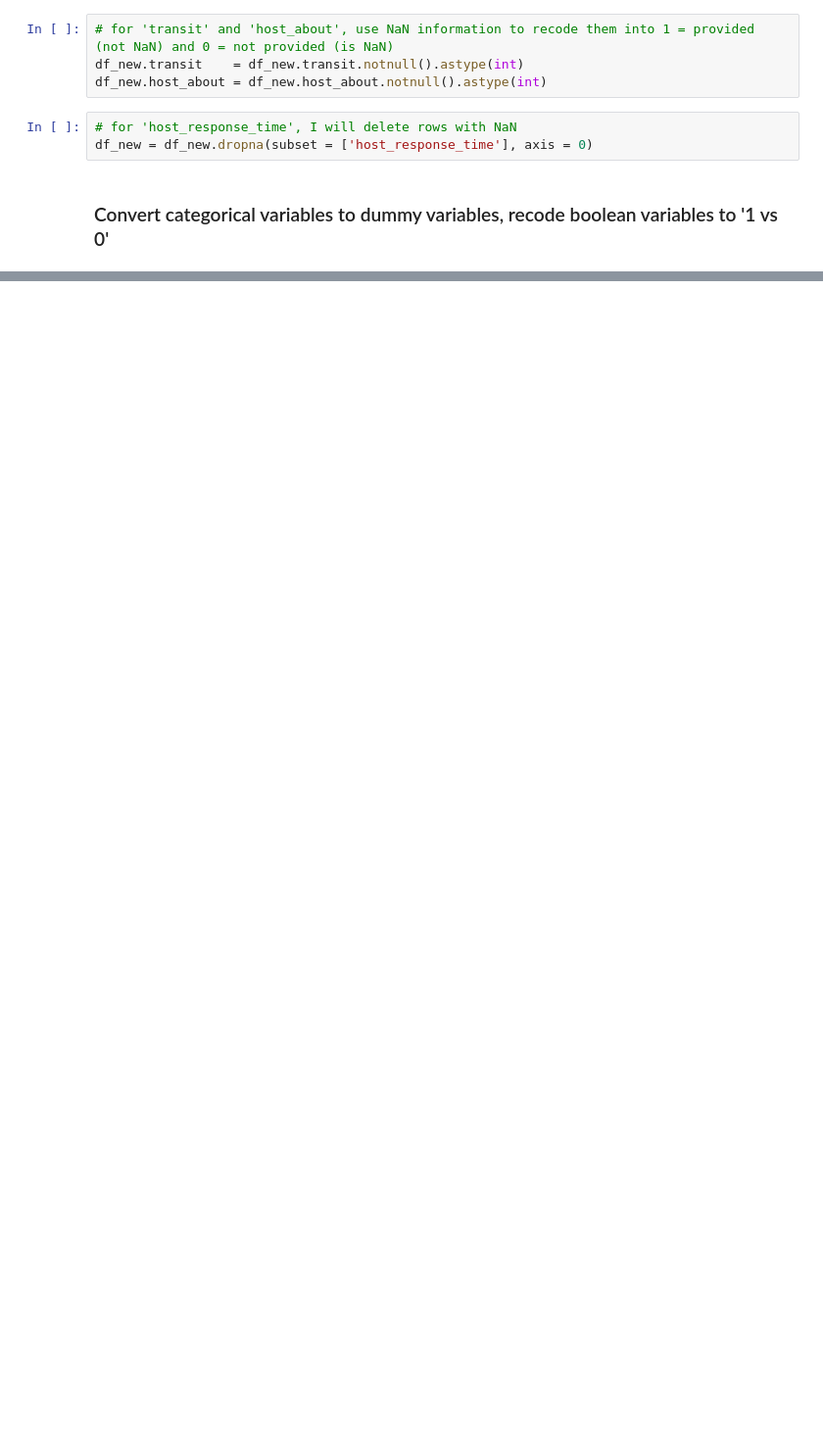
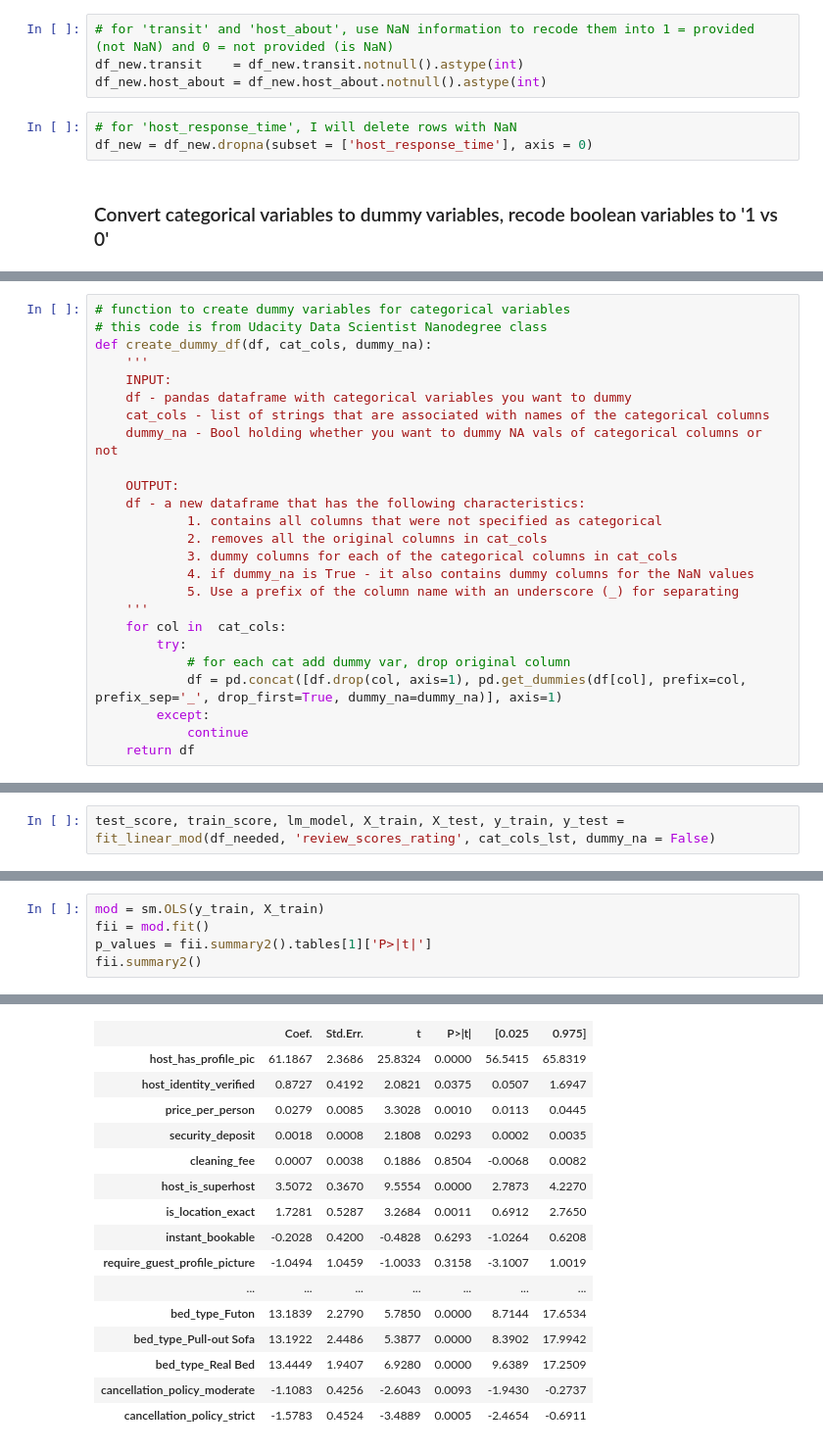
Before and after one commit to YeLiBCM/udacity-DS-nano-project1, a Jupyter notebook: project1_main.ipynb, the cells around one changed output, grey strips where cells are left out. Shown at 98% size. Cells and saved outputs as stored; diff of their text form; blank space fills up the shorter version.

```diff
--- a/project1_main.ipynb
+++ b/project1_main.ipynb
@@ -262,0 +314,25 @@ Name: require_guest_phone_verification, Length: 2859, dtype: object
+# %%
+# function to create dummy variables for categorical variables
+# this code is from Udacity Data Scientist Nanodegree class
+def create_dummy_df(df, cat_cols, dummy_na):
+    '''
+    INPUT:
+    df - pandas dataframe with categorical variables you want to dummy
+    cat_cols - list of strings that are associated with names of the categorical columns
+    dummy_na - Bool holding whether you want to dummy NA vals of categorical columns or not
+
+    OUTPUT:
+    df - a new dataframe that has the following characteristics:
+            1. contains all columns that were not specified as categorical
+            2. removes all the original columns in cat_cols
+            3. dummy columns for each of the categorical columns in cat_cols
+            4. if dummy_na is True - it also contains dummy columns for the NaN values
+            5. Use a prefix of the column name with an underscore (_) for separating
+    '''
+    for col in  cat_cols:
+        try:
+            # for each cat add dummy var, drop original column
+            df = pd.concat([df.drop(col, axis=1), pd.get_dummies(df[col], prefix=col, prefix_sep='_', drop_first=True, dummy_na=dummy_na)], axis=1)
+        except:
+            continue
+    return df
@@ -262,0 +394,2 @@ Name: require_guest_phone_verification, Length: 2859, dtype: object
+# %%
+test_score, train_score, lm_model, X_train, X_test, y_train, y_test = fit_linear_mod(df_needed, 'review_scores_rating', cat_cols_lst, dummy_na = False)
@@ -262,0 +404,6 @@ Name: require_guest_phone_verification, Length: 2859, dtype: object
+# %%
+mod = sm.OLS(y_train, X_train)
+fii = mod.fit()
+p_values = fii.summary2().tables[1]['P>|t|']
+fii.summary2()
+# %% [output]
@@ -262,0 +417,16 @@ Name: require_guest_phone_verification, Length: 2859, dtype: object
+|  | Coef. | Std.Err. | t | P>|t| | [0.025 | 0.975] |
+| host_has_profile_pic | 61.1867 | 2.3686 | 25.8324 | 0.0000 | 56.5415 | 65.8319 |
+| host_identity_verified | 0.8727 | 0.4192 | 2.0821 | 0.0375 | 0.0507 | 1.6947 |
+| price_per_person | 0.0279 | 0.0085 | 3.3028 | 0.0010 | 0.0113 | 0.0445 |
+| security_deposit | 0.0018 | 0.0008 | 2.1808 | 0.0293 | 0.0002 | 0.0035 |
+| cleaning_fee | 0.0007 | 0.0038 | 0.1886 | 0.8504 | -0.0068 | 0.0082 |
+| host_is_superhost | 3.5072 | 0.3670 | 9.5554 | 0.0000 | 2.7873 | 4.2270 |
+| is_location_exact | 1.7281 | 0.5287 | 3.2684 | 0.0011 | 0.6912 | 2.7650 |
+| instant_bookable | -0.2028 | 0.4200 | -0.4828 | 0.6293 | -1.0264 | 0.6208 |
+| require_guest_profile_picture | -1.0494 | 1.0459 | -1.0033 | 0.3158 | -3.1007 | 1.0019 |
+| ... | ... | ... | ... | ... | ... | ... |
+| bed_type_Futon | 13.1839 | 2.2790 | 5.7850 | 0.0000 | 8.7144 | 17.6534 |
+| bed_type_Pull-out Sofa | 13.1922 | 2.4486 | 5.3877 | 0.0000 | 8.3902 | 17.9942 |
+| bed_type_Real Bed | 13.4449 | 1.9407 | 6.9280 | 0.0000 | 9.6389 | 17.2509 |
+| cancellation_policy_moderate | -1.1083 | 0.4256 | -2.6043 | 0.0093 | -1.9430 | -0.2737 |
+| cancellation_policy_strict | -1.5783 | 0.4524 | -3.4889 | 0.0005 | -2.4654 | -0.6911 |
```
Also changed, not shown: parts of 40 cells of this notebook.
